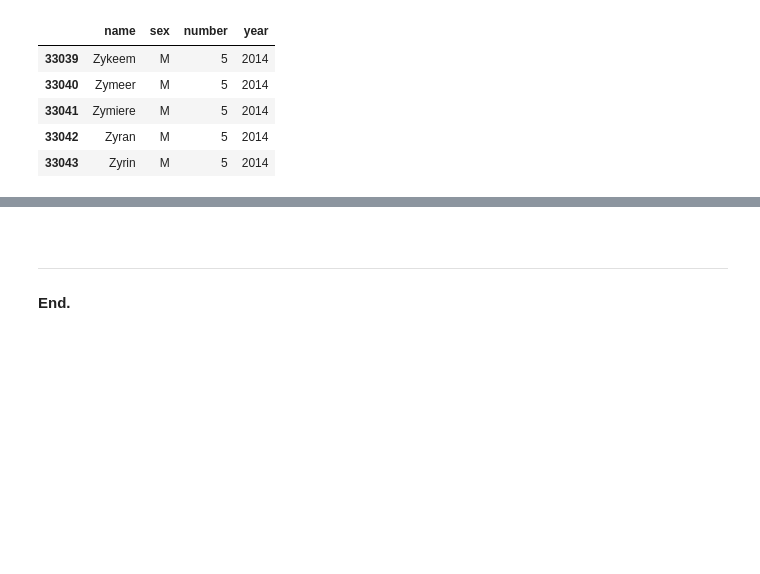
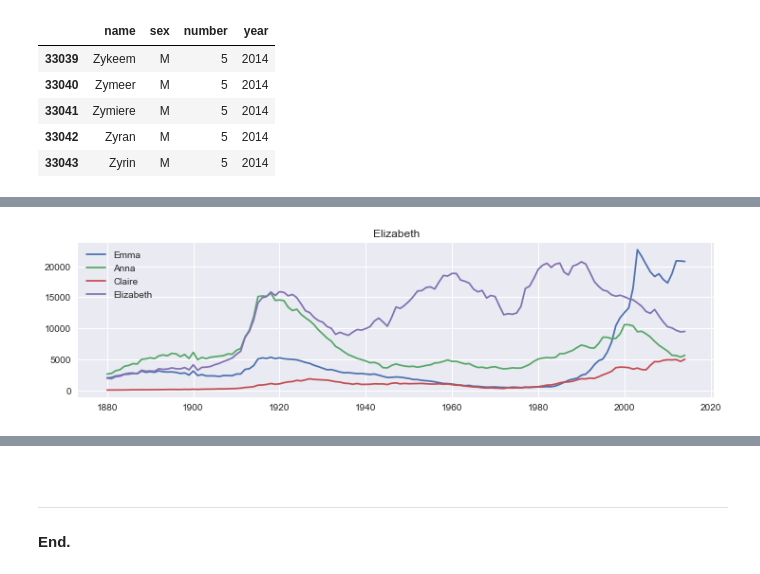
Before and after one commit to olgarozhdestvina/Data-Science-and-Machine-Learning, a Jupyter notebook: Data analytics/Baby names.ipynb, the cells around one changed output, grey strips where cells are left out. Cells and saved outputs as stored; diff of their text form; code cells hidden in the pictures; blank space fills up the shorter version.

```diff
--- a/Data analytics/Baby names.ipynb
+++ b/Data analytics/Baby names.ipynb
@@ -94,0 +157,9 @@ all_years.tail()
+# %%
+names = ['Emma', 'Anna', 'Claire', 'Elizabeth']
+
+for name in names:
+    plot_name('F', name)
+
+plt.legend(names);
+# %% [output]
+[figure, added]
```
Also changed, not shown: parts of 12 cells of this notebook.
